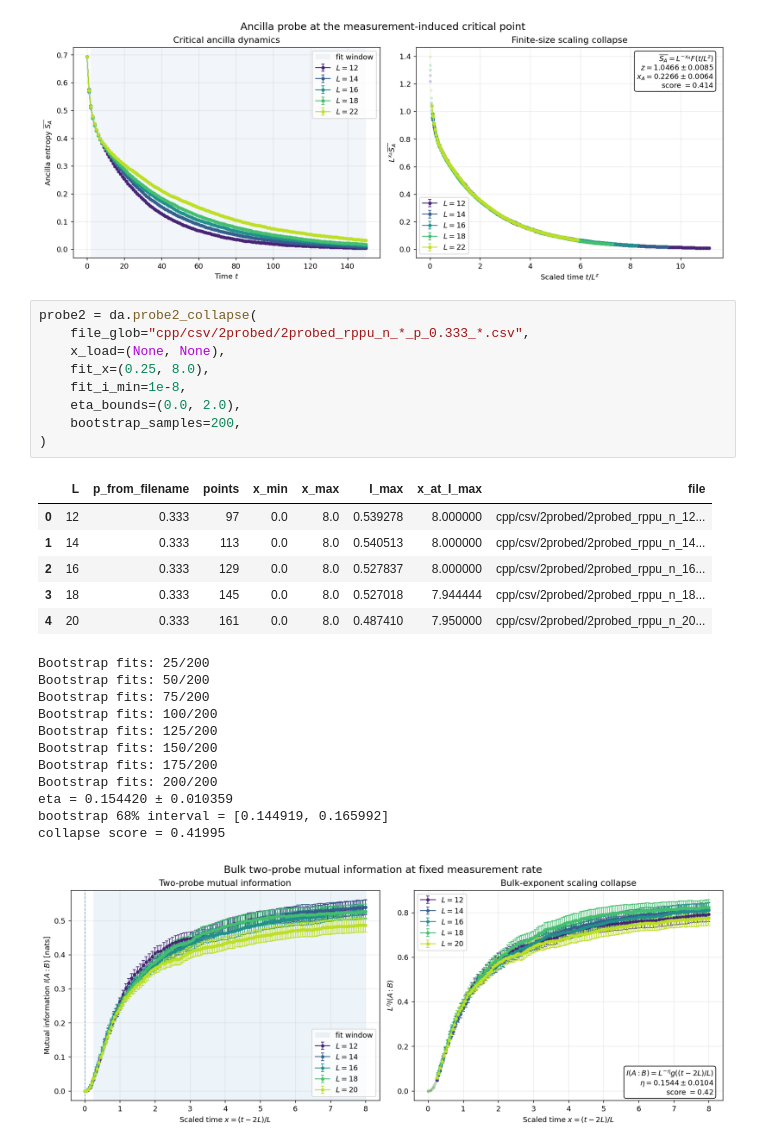
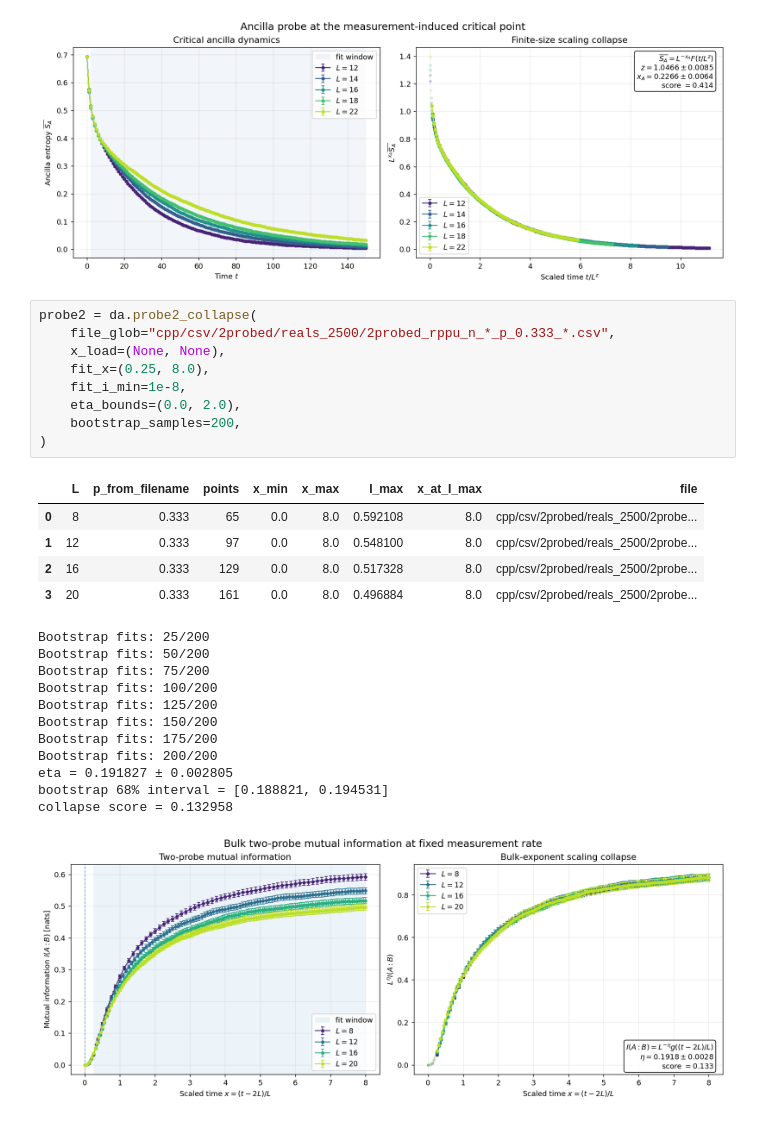
Before and after one commit to amarce4/mipt, a Jupyter notebook: python/visualize.ipynb, the cells around one changed output. Cells and saved outputs as stored; diff of their text form.

```diff
--- a/python/visualize.ipynb
+++ b/python/visualize.ipynb
@@ -67,29 +67,28 @@ collapse score = 0.414211
 [figure]
 # %%
 probe2 = da.probe2_collapse(
-    file_glob="cpp/csv/2probed/2probed_rppu_n_*_p_0.333_*.csv",
+    file_glob="cpp/csv/2probed/reals_2500/2probed_rppu_n_*_p_0.333_*.csv",
     x_load=(None, None),
     fit_x=(0.25, 8.0),
     fit_i_min=1e-8,
     eta_bounds=(0.0, 2.0),
     bootstrap_samples=200,
 )
 # %% [output]
 |  | L | p_from_filename | points | x_min | x_max | I_max | x_at_I_max | file |
-| 0 | 12 | 0.333 | 97 | 0.0 | 8.0 | 0.539278 | 8.000000 | cpp/csv/2probed/2probed_rppu_n_12... |
-| 1 | 14 | 0.333 | 113 | 0.0 | 8.0 | 0.540513 | 8.000000 | cpp/csv/2probed/2probed_rppu_n_14... |
-| 2 | 16 | 0.333 | 129 | 0.0 | 8.0 | 0.527837 | 8.000000 | cpp/csv/2probed/2probed_rppu_n_16... |
-| 3 | 18 | 0.333 | 145 | 0.0 | 8.0 | 0.527018 | 7.944444 | cpp/csv/2probed/2probed_rppu_n_18... |
-| 4 | 20 | 0.333 | 161 | 0.0 | 8.0 | 0.487410 | 7.950000 | cpp/csv/2probed/2probed_rppu_n_20... |
+| 0 | 8 | 0.333 | 65 | 0.0 | 8.0 | 0.592108 | 8.0 | cpp/csv/2probed/reals_2500/2probe... |
+| 1 | 12 | 0.333 | 97 | 0.0 | 8.0 | 0.548100 | 8.0 | cpp/csv/2probed/reals_2500/2probe... |
+| 2 | 16 | 0.333 | 129 | 0.0 | 8.0 | 0.517328 | 8.0 | cpp/csv/2probed/reals_2500/2probe... |
+| 3 | 20 | 0.333 | 161 | 0.0 | 8.0 | 0.496884 | 8.0 | cpp/csv/2probed/reals_2500/2probe... |
 Bootstrap fits: 25/200
 Bootstrap fits: 50/200
 Bootstrap fits: 75/200
 Bootstrap fits: 100/200
 Bootstrap fits: 125/200
 Bootstrap fits: 150/200
 Bootstrap fits: 175/200
 Bootstrap fits: 200/200
-eta = 0.154420 ± 0.010359
-bootstrap 68% interval = [0.144919, 0.165992]
-collapse score = 0.41995
+eta = 0.191827 ± 0.002805
+bootstrap 68% interval = [0.188821, 0.194531]
+collapse score = 0.132958
-[figure, old version]
+[figure, new version]
```
Also changed, not shown: parts of 1 cell of this notebook, 9 other files.
